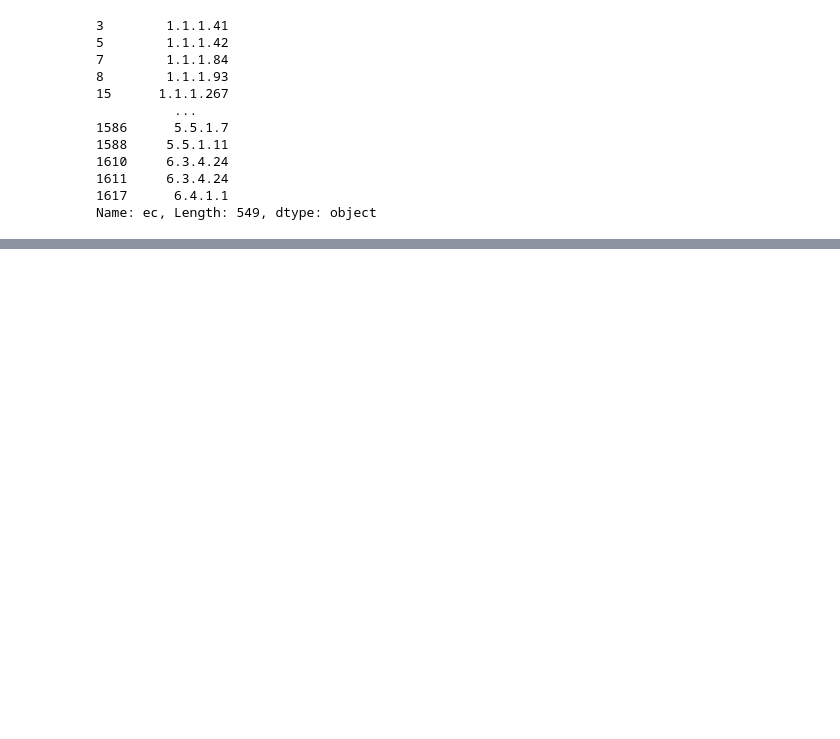
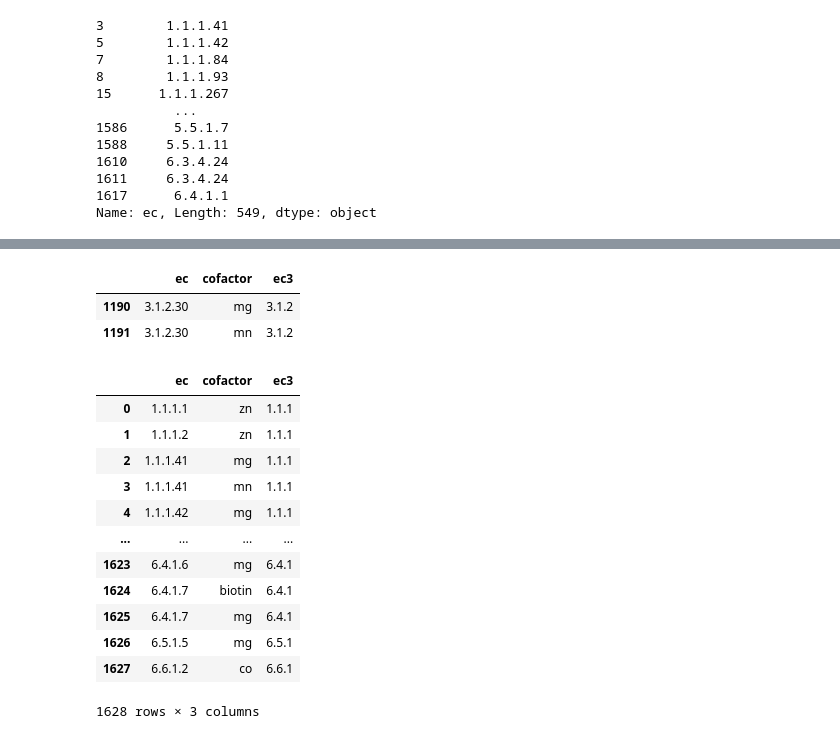
Before and after one commit to jgoldford/networkExpansionPy, a Jupyter notebook: networkExpansionPy/assets/KEGG/metal_ec.ipynb, the cells around one changed output, grey strips where cells are left out. Drawn from its saved outputs; the diff is of its cells as text; code cells hidden in the pictures; blank space fills up the shorter version.

```diff
--- a/networkExpansionPy/assets/KEGG/metal_ec.ipynb
+++ b/networkExpansionPy/assets/KEGG/metal_ec.ipynb
@@ -1,7 +1,7 @@
 # %%
 import pandas as pd
 # %%
-ec2cof = pd.read_csv('/Users/joshuagoldford/Dropbox/phd/data/KEGG/enzyme/ec2cofactor.csv')
+ec2cof = pd.read_csv('ec2cofactor.csv')
 # %%
 ec2cof['cofactor'].unique()
 # %% [output]
@@ -37,3 +37,5 @@ ecrn['ec3'] = ecrn['ec'].apply(lambda x: ".".join(x.split('.')[0:3]))
 g  = ecrn[ecrn['ec3'].isin(ec3_list)][['rxn']]
 # %%
 g.rename({'rxn':'rn'},axis=1).to_csv('../reaction_sets/reactions.FeMnCatalyzed.01Feb2021.csv')
+# %%
+ecrn.set_index('ec')
@@ -39,0 +57,2 @@ g.rename({'rxn':'rn'},axis=1).to_csv('../reaction_sets/reactions.FeMnCatalyzed.0
+# %%
+ec_fe_mn_ec4 = ec2cof[ec2cof.cofactor.isin(c)].set_index('ec').join(ecrn.set_index('ec')).dropna().reset_index()
@@ -39,0 +63,24 @@ g.rename({'rxn':'rn'},axis=1).to_csv('../reaction_sets/reactions.FeMnCatalyzed.0
+# %%
+ec2cof['ec3'] = ec2cof['ec'].apply(lambda x: ".".join(x.split('.')[0:3]))
+# %%
+ec2cof[ec2cof['ec3'].isin(['3.1.2'])]
+# %% [output]
+|  | ec | cofactor | ec3 |
+| 1190 | 3.1.2.30 | mg | 3.1.2 |
+| 1191 | 3.1.2.30 | mn | 3.1.2 |
+# %%
+ec2cof[ec2cof['ec3'].isin(['3.1.2'])]
+# %% [output]
+|  | ec | cofactor | ec3 |
+| 0 | 1.1.1.1 | zn | 1.1.1 |
+| 1 | 1.1.1.2 | zn | 1.1.1 |
+| 2 | 1.1.1.41 | mg | 1.1.1 |
+| 3 | 1.1.1.41 | mn | 1.1.1 |
+| 4 | 1.1.1.42 | mg | 1.1.1 |
+| ... | ... | ... | ... |
+| 1623 | 6.4.1.6 | mg | 6.4.1 |
+| 1624 | 6.4.1.7 | biotin | 6.4.1 |
+| 1625 | 6.4.1.7 | mg | 6.4.1 |
+| 1626 | 6.5.1.5 | mg | 6.5.1 |
+| 1627 | 6.6.1.2 | co | 6.6.1 |
+1628 rows × 3 columns
```
Also changed, not shown: parts of 3 cells of this notebook, 30 other files.
